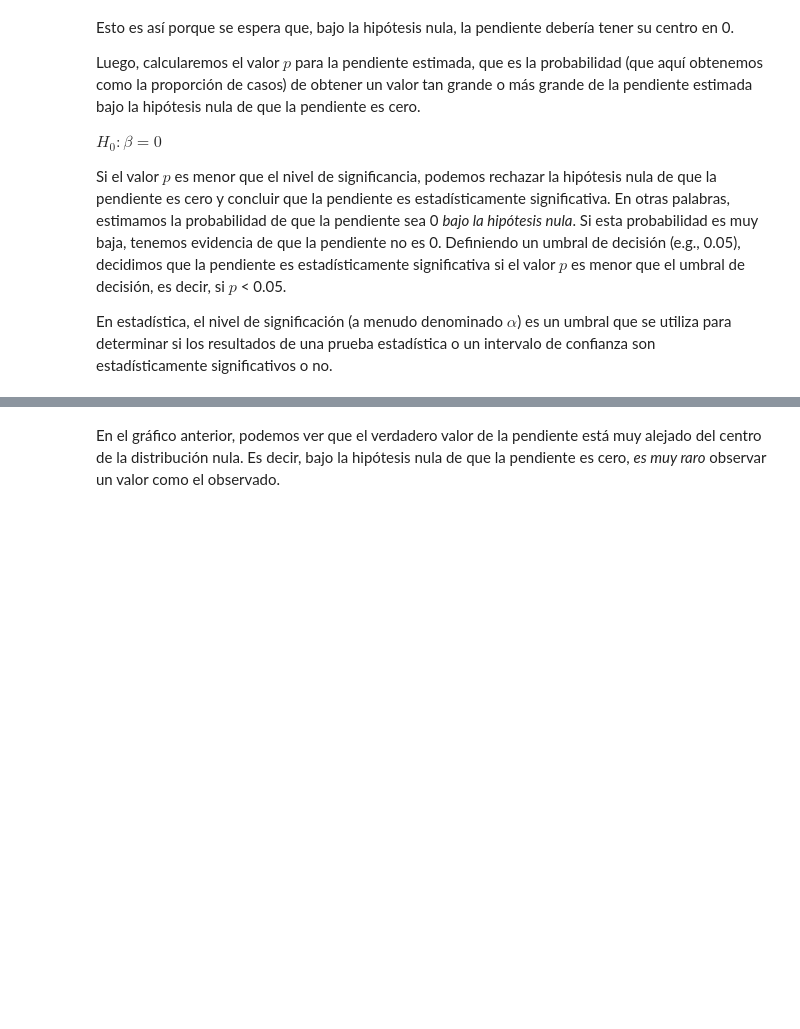
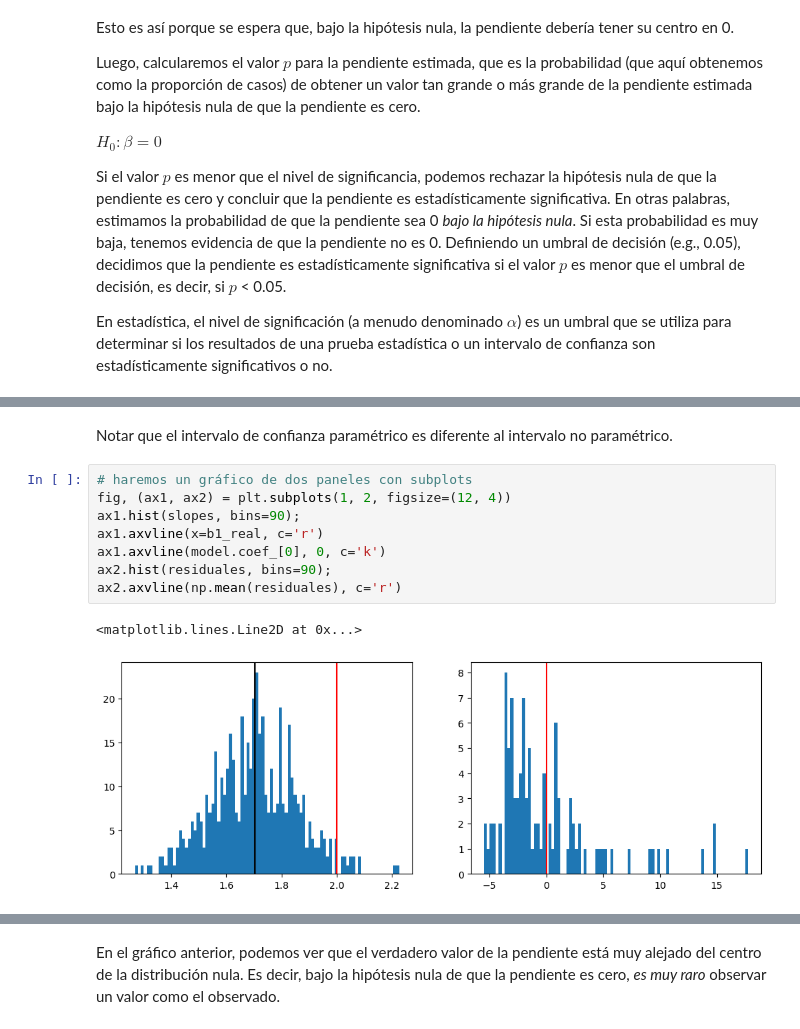
Before and after one commit to jealcalat/Analisis_multivariado-deprecated-, a Jupyter notebook: 3_teoria_de_estimacion/3.3_prueba_hipotesis_lineal_Vpython.ipynb, the cells around one changed output, grey strips where cells are left out. Drawn from its saved outputs; the diff is of its cells as text; blank space fills up the shorter version.

```diff
--- a/3_teoria_de_estimacion/3.3_prueba_hipotesis_lineal_Vpython.ipynb
+++ b/3_teoria_de_estimacion/3.3_prueba_hipotesis_lineal_Vpython.ipynb
@@ -299,0 +368,13 @@ P-value of the slope: 0.0
+# %% [markdown]
+Notar que el intervalo de confianza paramétrico es diferente al intervalo no paramétrico.
+# %%
+# haremos un gráfico de dos paneles con subplots
+fig, (ax1, ax2) = plt.subplots(1, 2, figsize=(12, 4))
+ax1.hist(slopes, bins=90);
+ax1.axvline(x=b1_real, c='r')
+ax1.axvline(model.coef_[0], 0, c='k')
+ax2.hist(residuales, bins=90);
+ax2.axvline(np.mean(residuales), c='r')
+# %% [output]
+<matplotlib.lines.Line2D at 0x...>
+[figure, added]
```
Also changed, not shown: parts of 7 cells of this notebook, 33 other files.
